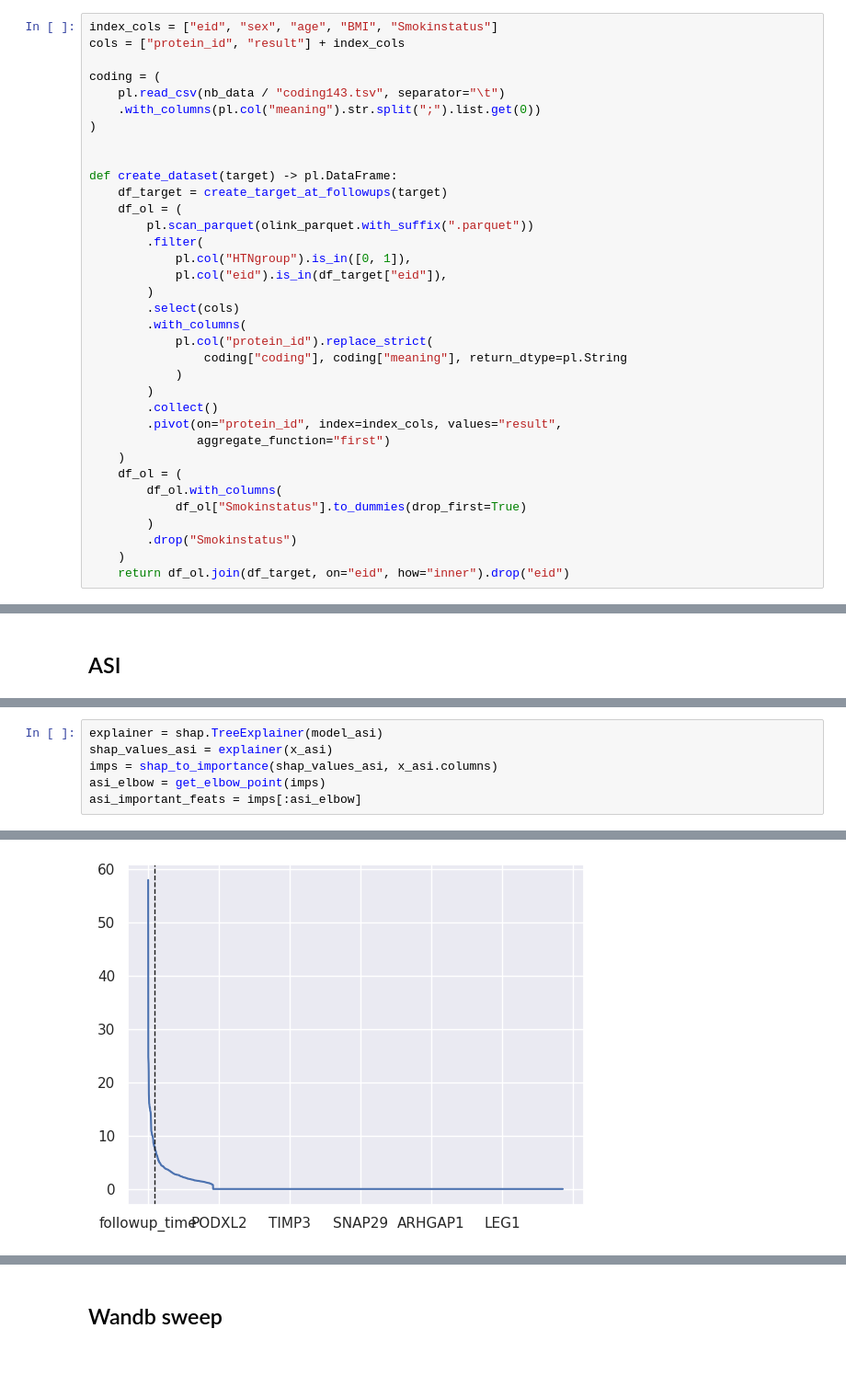
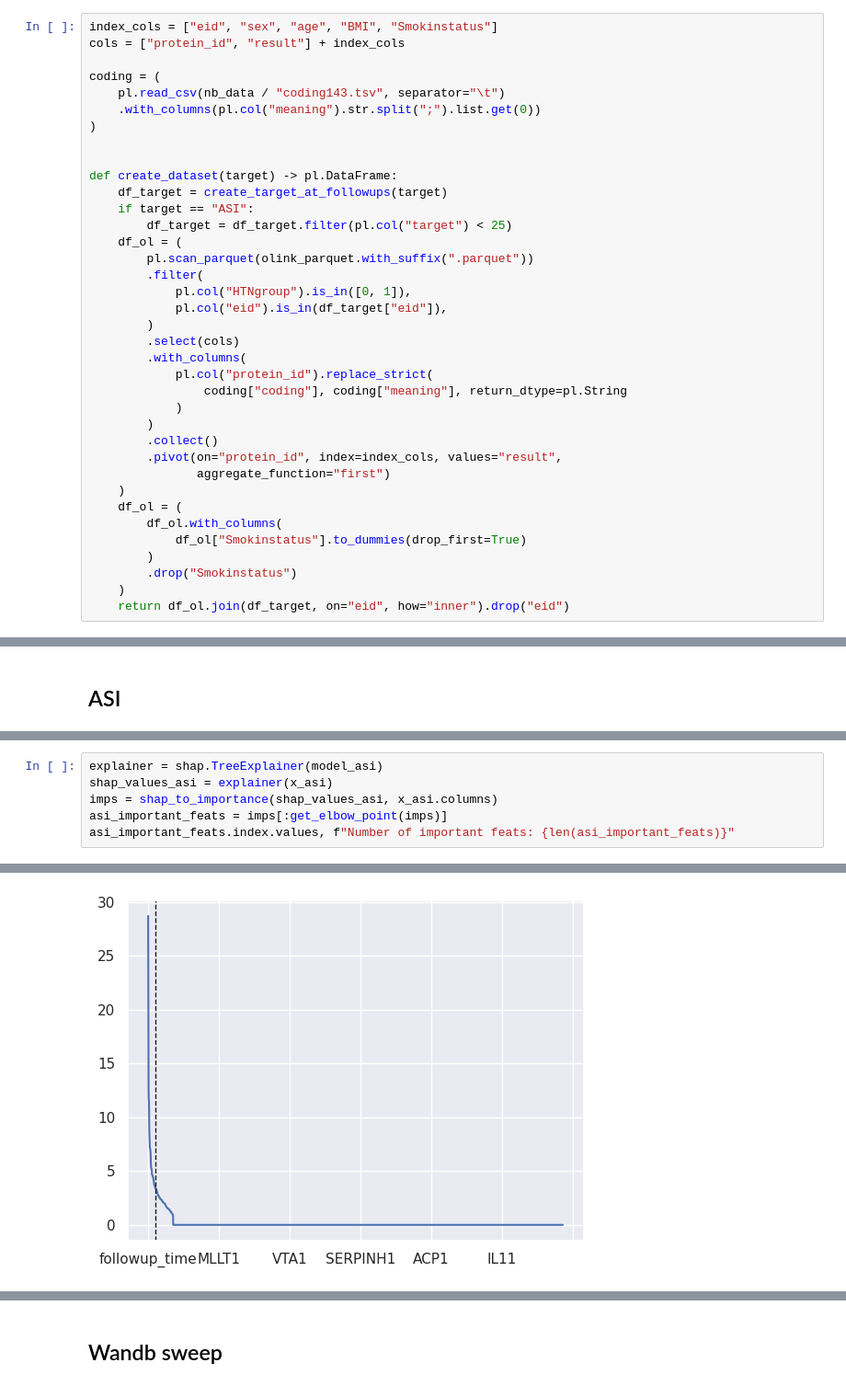
Before and after one commit to ipolharvard/biobank_olink, a Jupyter notebook: notebooks/biomarkers_bp_change.ipynb, the cells around one changed output, grey strips where cells are left out. Shown at 92% size. Drawn from its saved outputs; the diff is of its cells as text; blank space fills up the shorter version.

```diff
--- a/notebooks/biomarkers_bp_change.ipynb
+++ b/notebooks/biomarkers_bp_change.ipynb
@@ -123,6 +121,8 @@ coding = (
 
 def create_dataset(target) -> pl.DataFrame:
     df_target = create_target_at_followups(target)
+    if target == "ASI":
+        df_target = df_target.filter(pl.col("target") < 25)
     df_ol = (
         pl.scan_parquet(olink_parquet.with_suffix(".parquet"))
         .filter(
@@ -350,6 +344,6 @@ X shape: (1868, 2930)
 explainer = shap.TreeExplainer(model_asi)
 shap_values_asi = explainer(x_asi)
 imps = shap_to_importance(shap_values_asi, x_asi.columns)
-asi_elbow = get_elbow_point(imps)
-asi_important_feats = imps[:asi_elbow]
+asi_important_feats = imps[:get_elbow_point(imps)]
+asi_important_feats.index.values, f"Number of important feats: {len(asi_important_feats)}"
 # %% [output]
@@ -356 +359 @@ asi_important_feats = imps[:asi_elbow]
-[figure, old version]
+[figure, new version]
```
Also changed, not shown: parts of 18 cells of this notebook.
